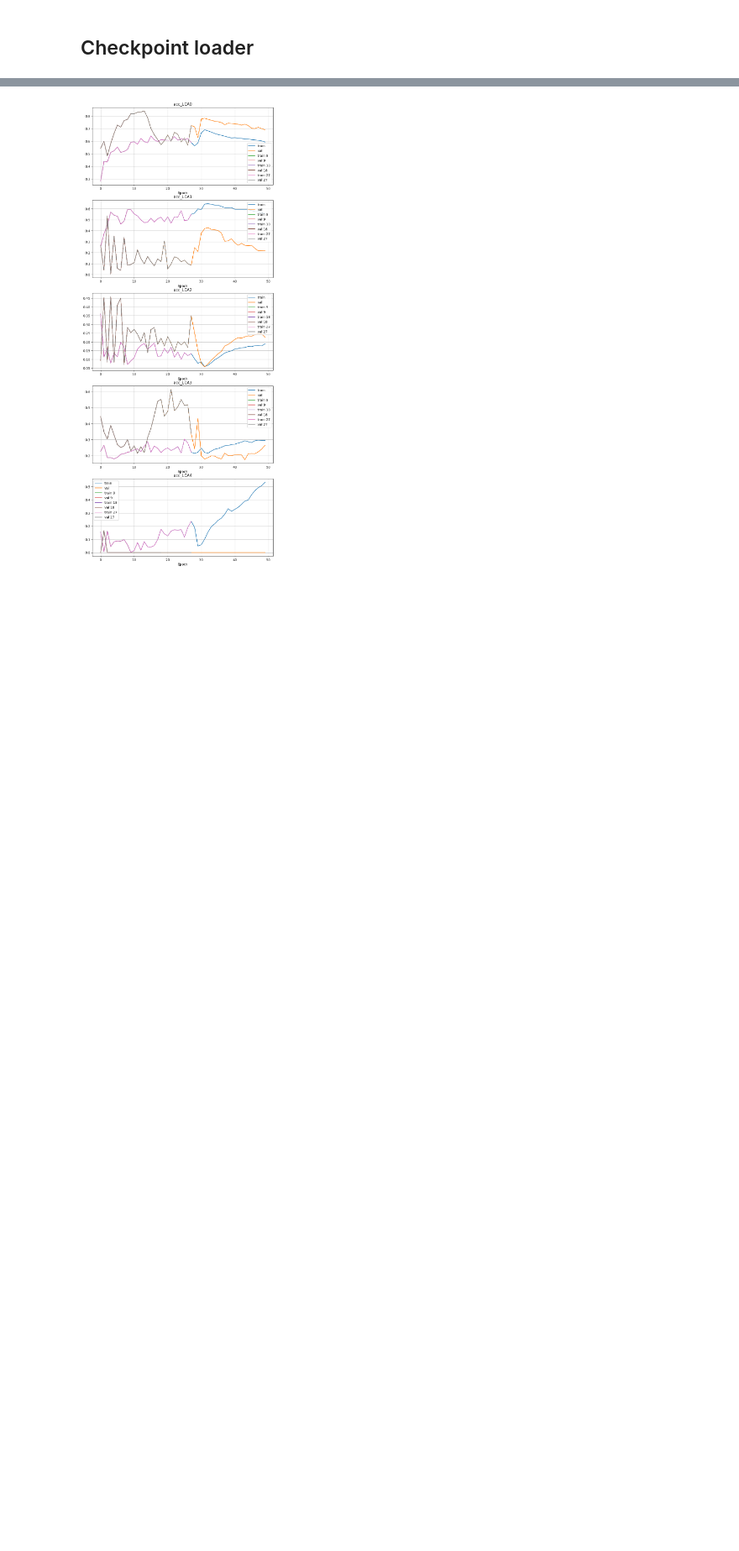
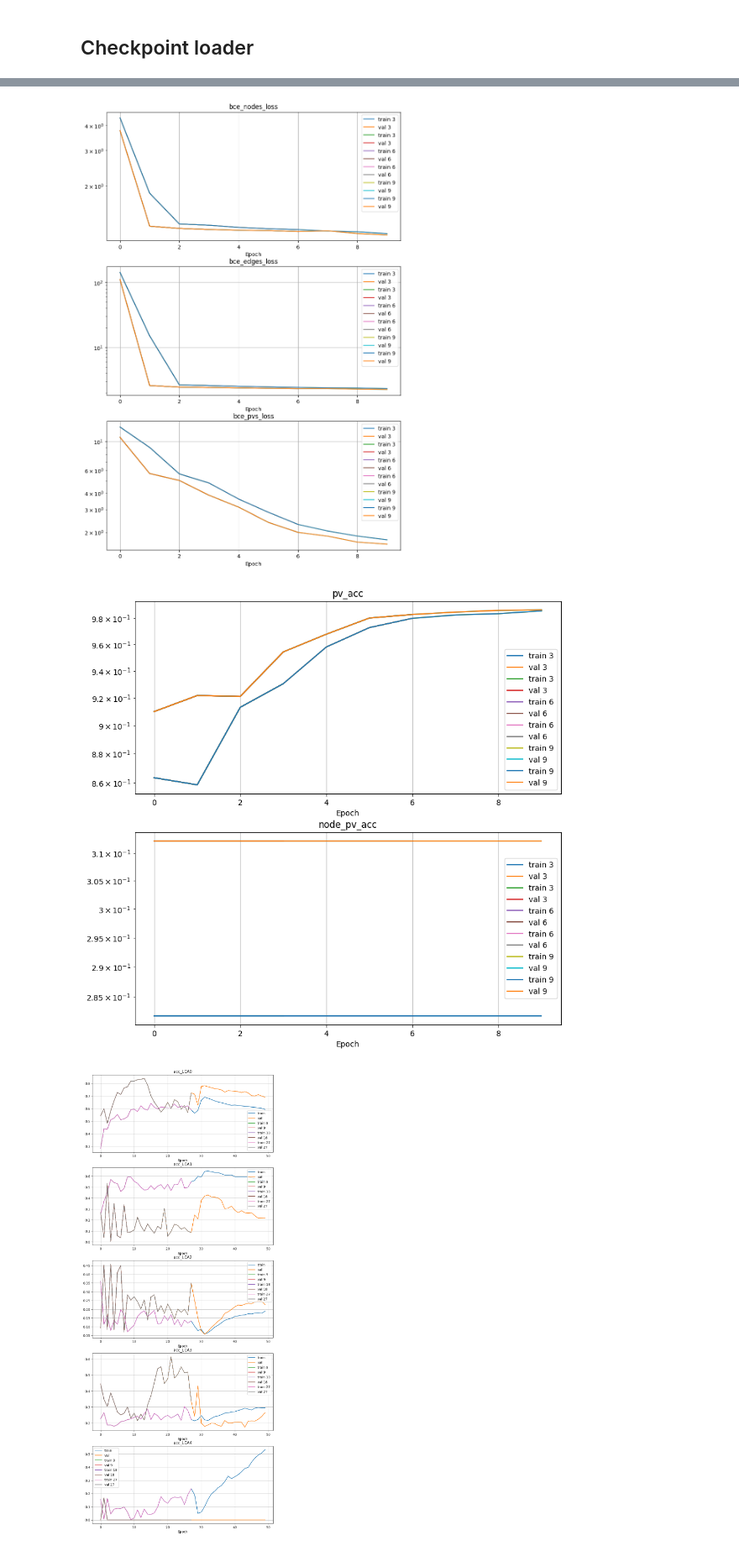
Before and after one commit to willsutcliffe/scalable_mtl_hgnn, a Jupyter notebook: Plot_Drawer.ipynb, the cells around one changed output, grey strips where cells are left out. Shown at 84% size. Drawn from its saved outputs; the diff is of its cells as text; code cells hidden in the pictures; blank space fills up the shorter version.

Commit message:
added flexible LCA_classes and additional features for the heterogenous model

```diff
--- a/Plot_Drawer.ipynb
+++ b/Plot_Drawer.ipynb
@@ -155,3 +178,40 @@ for i, feature in enumerate(features):
+# %%
+# for heterogeneous model only
+features = ['bce_nodes_loss', 'bce_edges_loss', 'bce_pvs_loss']
+
+Nfeatures = len(features)
+fig, axs = plt.subplots(Nfeatures, 1, figsize=(10, 5*Nfeatures))
+for epoch,history in histories.items():
+    for i, feature in enumerate(features):
+        for sample in ['train','val']:
+            axs[i].plot(history['train'][feature], label=f"train {epoch}")
+            axs[i].plot(history['val'][feature], label=f"val {epoch}")
+            #axs[i].plot(dataset[feature.replace("sample",sample)], label=f"{sample} mlp_het")
+        axs[i].set_xlabel('Epoch')
+        axs[i].grid()
+        axs[i].set_yscale('log')
+        axs[i].set_title(feature)
+        axs[i].legend()
+
+features = ['pv_acc', 'node_pv_acc']
+
+Nfeatures = len(features)
+fig, axs = plt.subplots(Nfeatures, 1, figsize=(10, 5*Nfeatures))
+for epoch,history in histories.items():
+    x = np.arange(0, epoch+1)
+    for i, feature in enumerate(features):
+        for sample in ['train','val']:
+            axs[i].plot(history['train'][feature], label=f"train {epoch}")
+            axs[i].plot(history['val'][feature], label=f"val {epoch}")
+            #axs[i].plot(dataset[feature.replace("sample",sample)], label=f"{sample} mlp_het")
+        axs[i].set_xlabel('Epoch')
+        axs[i].grid()
+        axs[i].set_yscale('log')
+        axs[i].set_title(feature)
+        axs[i].legend()
+# %% [output]
+[figure, added]
+[figure, added]
 # %%
 features = ['acc_LCA0', 'acc_LCA1', 'acc_LCA2', 'acc_LCA3', 'acc_LCA4']
 
```
Also changed, not shown: parts of 4 cells of this notebook, 10 other files.
